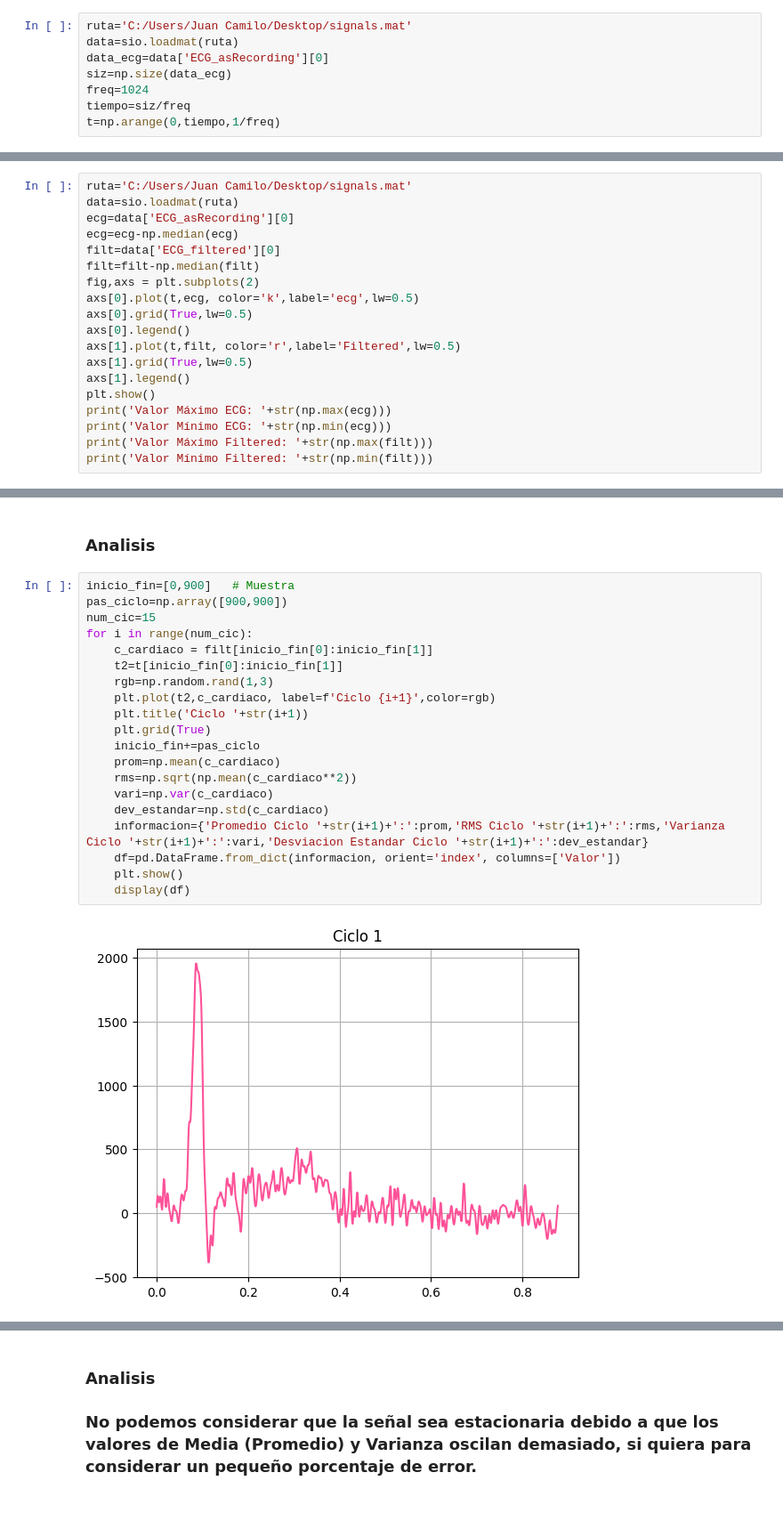
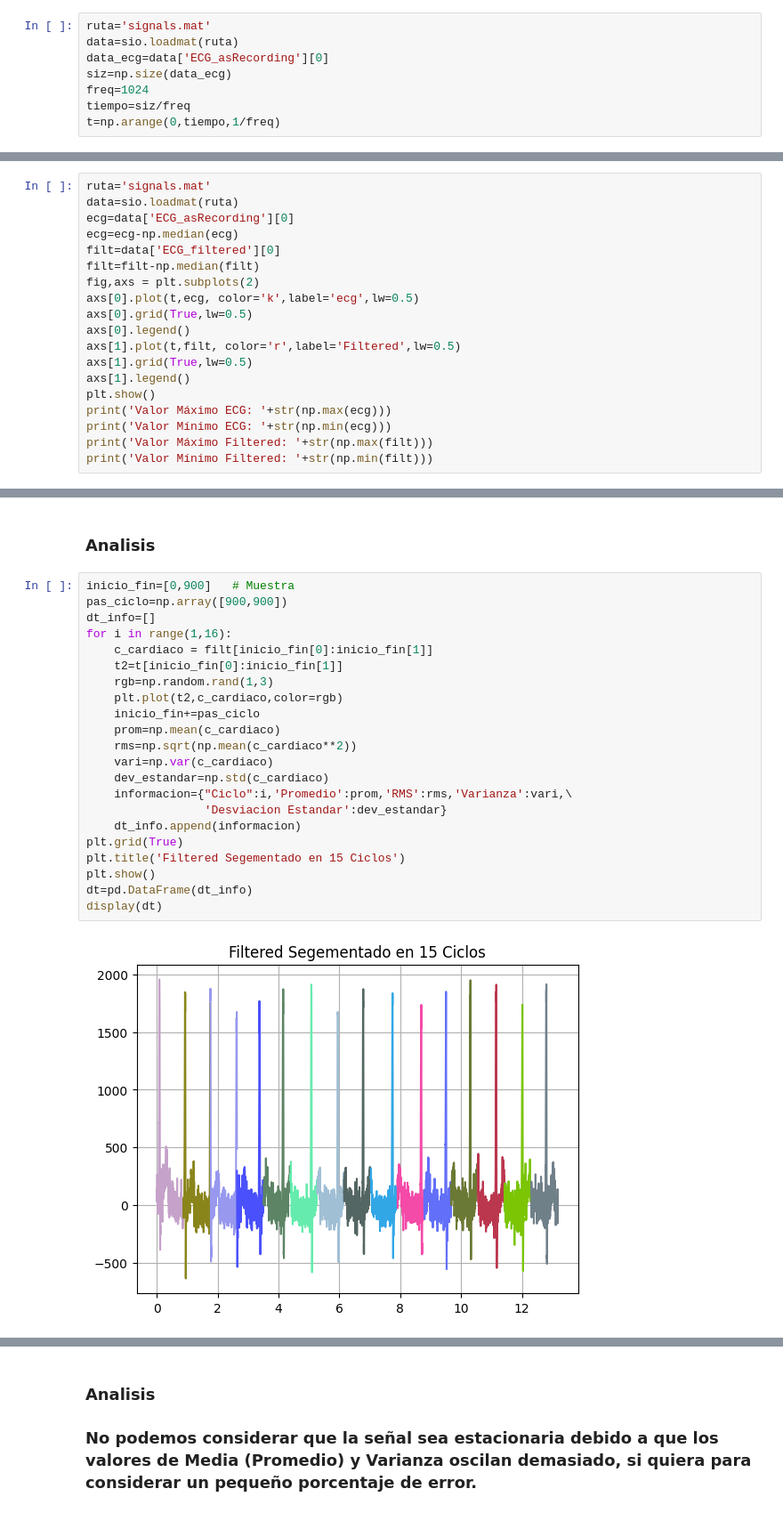
Before and after one commit to julian-rosero/biosenales, a Jupyter notebook: Practica_3/practica_3.ipynb, the cells around one changed output, grey strips where cells are left out. Shown at 89% size. Saved outputs shown, nothing was run; the diff lists cells and outputs as text.

```diff
--- a/Practica_3/practica_3.ipynb
+++ b/Practica_3/practica_3.ipynb
@@ -6,7 +6,7 @@ import scipy.stats as sis
 import statsmodels.tsa.stattools as sta
 import pandas as pd
 # %%
-ruta='C:/Users/Juan Camilo/Desktop/signals.mat'
+ruta='signals.mat'
 data=sio.loadmat(ruta)
 data_ecg=data['ECG_asRecording'][0]
 siz=np.size(data_ecg)
@@ -17,7 +17,7 @@ t=np.arange(0,tiempo,1/freq)
 ### Cálculo del tiempo
 ### Para calcular el tiempo, primero cargamos de uno de los archivos (en este caso es ECG Recording) el elemento con los datos que necesitamos, el cual está en la primera posición. Luego de cargar el archivo usamos la función size de la librería numpy para saber sus dimenciones. Seguido de esto dividimos dicho valor entre la frecuencia dada (1024 Hz). Con estos datos ya podemos crear un vector tiempo de la forma [Dato_inicial,Dato Final,Step] definiendo el step como 1/Frecuencia.
 # %%
-ruta='C:/Users/Juan Camilo/Desktop/signals.mat'
+ruta='signals.mat'
 data=sio.loadmat(ruta)
 ecg=data['ECG_asRecording'][0]
 ecg=ecg-np.median(ecg)
@@ -101,22 +101,24 @@ Desviación Estándar: 303.67379196791313
 # %%
 inicio_fin=[0,900]   # Muestra
 pas_ciclo=np.array([900,900])
-num_cic=15
-for i in range(num_cic):
+dt_info=[]
+for i in range(1,16):
     c_cardiaco = filt[inicio_fin[0]:inicio_fin[1]]
     t2=t[inicio_fin[0]:inicio_fin[1]]
     rgb=np.random.rand(1,3)
-    plt.plot(t2,c_cardiaco, label=f'Ciclo {i+1}',color=rgb)
-    plt.title('Ciclo '+str(i+1))
-    plt.grid(True)
+    plt.plot(t2,c_cardiaco,color=rgb)
     inicio_fin+=pas_ciclo
     prom=np.mean(c_cardiaco)
     rms=np.sqrt(np.mean(c_cardiaco**2))
     vari=np.var(c_cardiaco)
     dev_estandar=np.std(c_cardiaco)
-    informacion={'Promedio Ciclo '+str(i+1)+':':prom,'RMS Ciclo '+str(i+1)+':':rms,'Varianza Ciclo '+str(i+1)+':':vari,'Desviacion Estandar Ciclo '+str(i+1)+':':dev_estandar}
-    df=pd.DataFrame.from_dict(informacion, orient='index', columns=['Valor'])
-    plt.show()
-    display(df)
+    informacion={"Ciclo":i,'Promedio':prom,'RMS':rms,'Varianza':vari,\
+                 'Desviacion Estandar':dev_estandar}
+    dt_info.append(informacion)
+plt.grid(True)
+plt.title('Filtered Segementado en 15 Ciclos')
+plt.show()
+dt=pd.DataFrame(dt_info)
+display(dt)
 # %% [output]
-[figure, old version]
+[figure, new version]
```
Also changed, not shown: parts of 1 cell of this notebook.
